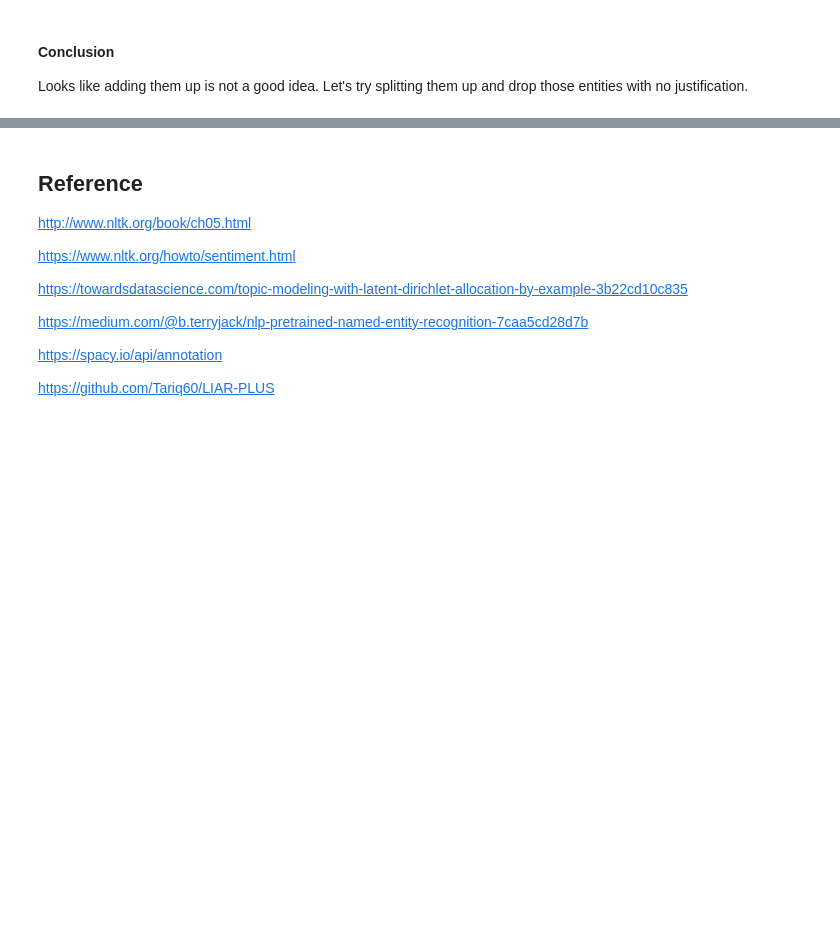
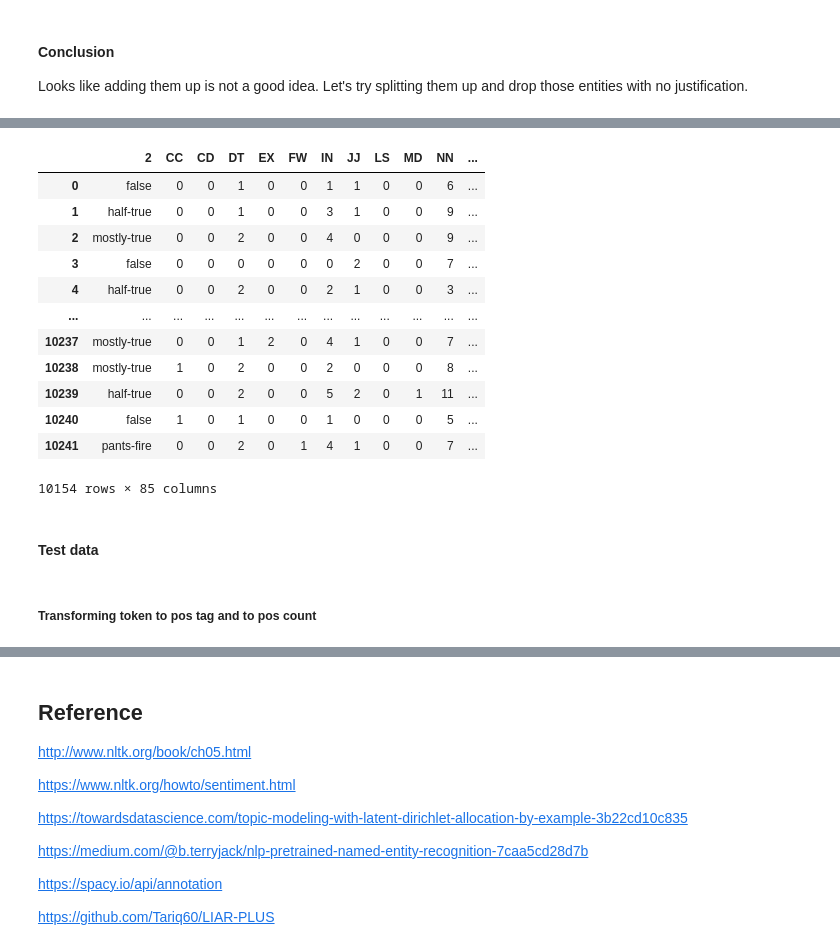
Before and after one commit to Wayne122/CMPE257, a Jupyter notebook: Alternus_Vera.ipynb, the cells around one changed output, grey strips where cells are left out. Saved outputs shown, nothing was run; the diff lists cells and outputs as text; code cells hidden in the pictures; blank space fills up the shorter version.

```diff
--- a/Alternus_Vera.ipynb
+++ b/Alternus_Vera.ipynb
@@ -3722,0 +4231,54 @@ Looks like adding them up is not a good idea. Let's try splitting them up and dr
+# %%
+train_df_prepro['NER_pers'] = NER_pers
+train_df_prepro['NER_norp'] = NER_norp
+train_df_prepro['NER_fac'] = NER_fac
+train_df_prepro['NER_org'] = NER_org
+train_df_prepro['NER_gpe'] = NER_gpe
+train_df_prepro['NER_loc'] = NER_loc
+train_df_prepro['NER_prod'] = NER_prod
+train_df_prepro['NER_eve'] = NER_eve
+train_df_prepro['NER_woa'] = NER_woa
+train_df_prepro['NER_law'] = NER_law
+train_df_prepro['NER_lang'] = NER_lang
+train_df_prepro['NER_dat'] = NER_dat
+train_df_prepro['NER_tim'] = NER_tim
+train_df_prepro['NER_per'] = NER_per
+train_df_prepro['NER_mon'] = NER_mon
+train_df_prepro['NER_quan'] = NER_quan
+train_df_prepro['NER_ordi'] = NER_ordi
+train_df_prepro['NER_cardi'] = NER_cardi
+
+train_df_prepro['P_NER_pers'] = P_NER_pers
+train_df_prepro['P_NER_norp'] = P_NER_norp
+train_df_prepro['P_NER_fac'] = P_NER_fac
+train_df_prepro['P_NER_org'] = P_NER_org
+train_df_prepro['P_NER_gpe'] = P_NER_gpe
+train_df_prepro['P_NER_loc'] = P_NER_loc
+train_df_prepro['P_NER_prod'] = P_NER_prod
+train_df_prepro['P_NER_eve'] = P_NER_eve
+train_df_prepro['P_NER_woa'] = P_NER_woa
+train_df_prepro['P_NER_law'] = P_NER_law
+train_df_prepro['P_NER_lang'] = P_NER_lang
+train_df_prepro['P_NER_dat'] = P_NER_dat
+train_df_prepro['P_NER_tim'] = P_NER_tim
+train_df_prepro['P_NER_per'] = P_NER_per
+train_df_prepro['P_NER_mon'] = P_NER_mon
+train_df_prepro['P_NER_quan'] = P_NER_quan
+train_df_prepro['P_NER_ordi'] = P_NER_ordi
+train_df_prepro['P_NER_cardi'] = P_NER_cardi
+
+train_df_prepro
+# %% [output]
+|  | 2 | CC | CD | DT | EX | FW | IN | JJ | LS | MD | NN | ... |
+| 0 | false | 0 | 0 | 1 | 0 | 0 | 1 | 1 | 0 | 0 | 6 | ... |
+| 1 | half-true | 0 | 0 | 1 | 0 | 0 | 3 | 1 | 0 | 0 | 9 | ... |
+| 2 | mostly-true | 0 | 0 | 2 | 0 | 0 | 4 | 0 | 0 | 0 | 9 | ... |
+| 3 | false | 0 | 0 | 0 | 0 | 0 | 0 | 2 | 0 | 0 | 7 | ... |
+| 4 | half-true | 0 | 0 | 2 | 0 | 0 | 2 | 1 | 0 | 0 | 3 | ... |
+| ... | ... | ... | ... | ... | ... | ... | ... | ... | ... | ... | ... | ... |
+| 10237 | mostly-true | 0 | 0 | 1 | 2 | 0 | 4 | 1 | 0 | 0 | 7 | ... |
+| 10238 | mostly-true | 1 | 0 | 2 | 0 | 0 | 2 | 0 | 0 | 0 | 8 | ... |
+| 10239 | half-true | 0 | 0 | 2 | 0 | 0 | 5 | 2 | 0 | 1 | 11 | ... |
+| 10240 | false | 1 | 0 | 1 | 0 | 0 | 1 | 0 | 0 | 0 | 5 | ... |
+| 10241 | pants-fire | 0 | 0 | 2 | 0 | 1 | 4 | 1 | 0 | 0 | 7 | ... |
+10154 rows × 85 columns
@@ -3722,0 +4292,4 @@ Looks like adding them up is not a good idea. Let's try splitting them up and dr
+# %% [markdown]
+#### Test data
+# %% [markdown]
+##### Transforming token to pos tag and to pos count
```
Also changed, not shown: parts of 51 cells of this notebook.
